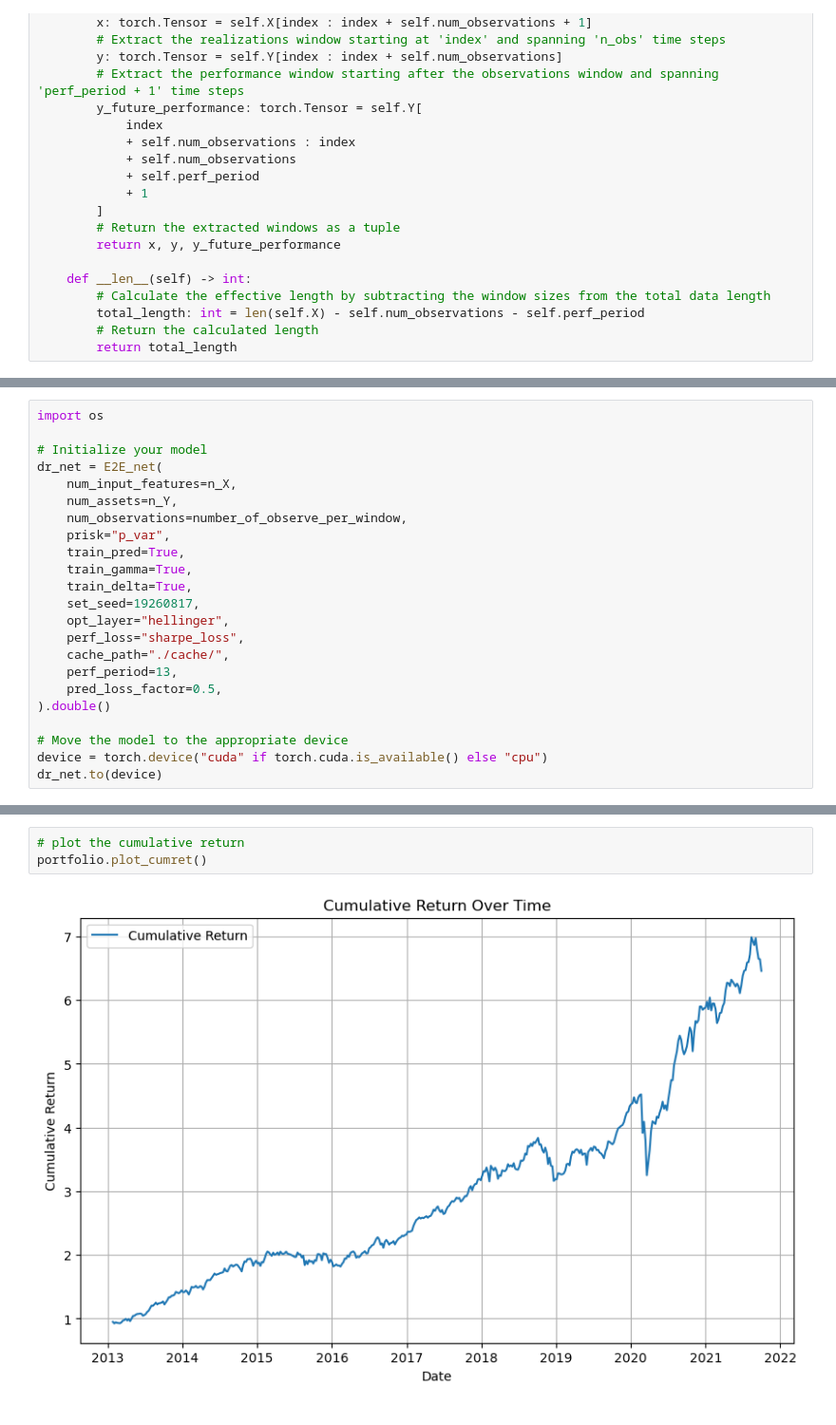
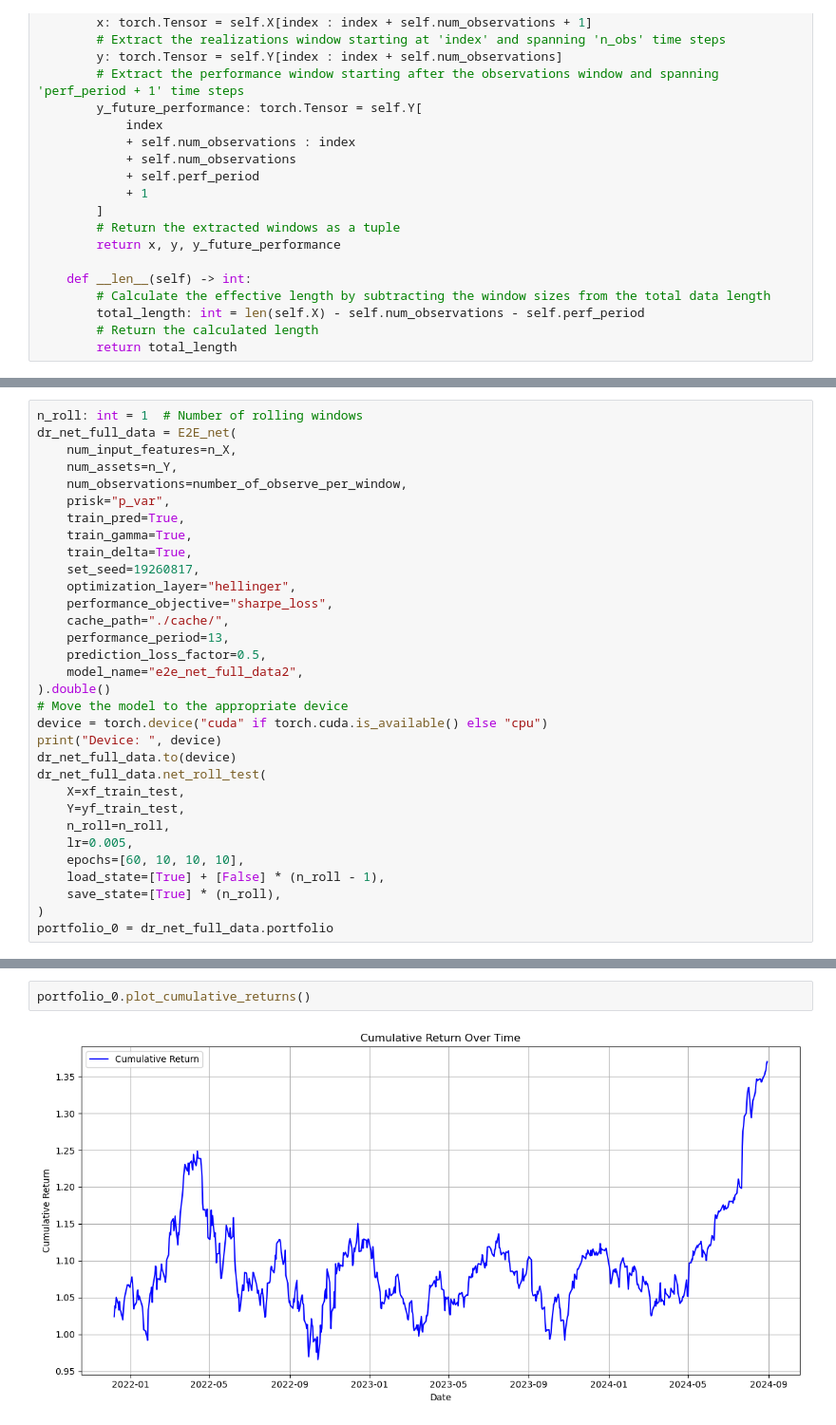
Before and after one commit to BaochaiXue/E2E-DRO_2024, a Jupyter notebook: main.ipynb, the cells around one changed output, grey strips where cells are left out. Shown at 95% size. Saved outputs shown, nothing was run; the diff lists cells and outputs as text.

```diff
--- a/main.ipynb
+++ b/main.ipynb
@@ -699,8 +1035,6 @@ class E2E_net(nn.Module):
 # %%
-import os
-
-# Initialize your model
-dr_net = E2E_net(
+n_roll: int = 1  # Number of rolling windows
+dr_net_full_data = E2E_net(
     num_input_features=n_X,
     num_assets=n_Y,
     num_observations=number_of_observe_per_window,
@@ -709,14 +1043,25 @@ dr_net = E2E_net(
     train_gamma=True,
     train_delta=True,
     set_seed=19260817,
-    opt_layer="hellinger",
-    perf_loss="sharpe_loss",
+    optimization_layer="hellinger",
+    performance_objective="sharpe_loss",
     cache_path="./cache/",
-    perf_period=13,
-    pred_loss_factor=0.5,
+    performance_period=13,
+    prediction_loss_factor=0.5,
+    model_name="e2e_net_full_data2",
 ).double()
-
 # Move the model to the appropriate device
 device = torch.device("cuda" if torch.cuda.is_available() else "cpu")
-dr_net.to(device)
+print("Device: ", device)
+dr_net_full_data.to(device)
+dr_net_full_data.net_roll_test(
+    X=xf_train_test,
+    Y=yf_train_test,
+    n_roll=n_roll,
+    lr=0.005,
+    epochs=[60, 10, 10, 10],
+    load_state=[True] + [False] * (n_roll - 1),
+    save_state=[True] * (n_roll),
+)
+portfolio_0 = dr_net_full_data.portfolio
 # %% [output]
@@ -755,6 +1087,5 @@ KeyboardInterrupt:
-# %%
-# plot the cumulative return
-portfolio.plot_cumret()
-# %% [output]
-[figure, removed]
+# %%
+portfolio_0.plot_cumulative_returns()
+# %% [output]
+[figure, added]
 # %%
```
Also changed, not shown: parts of 10 cells of this notebook, 26 other files.
